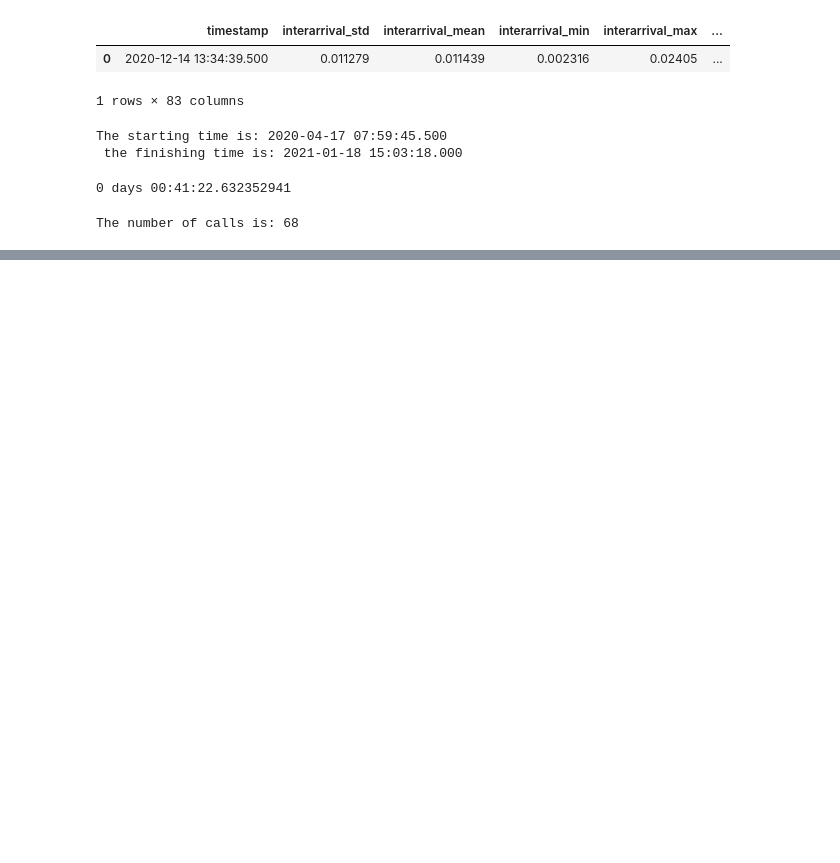
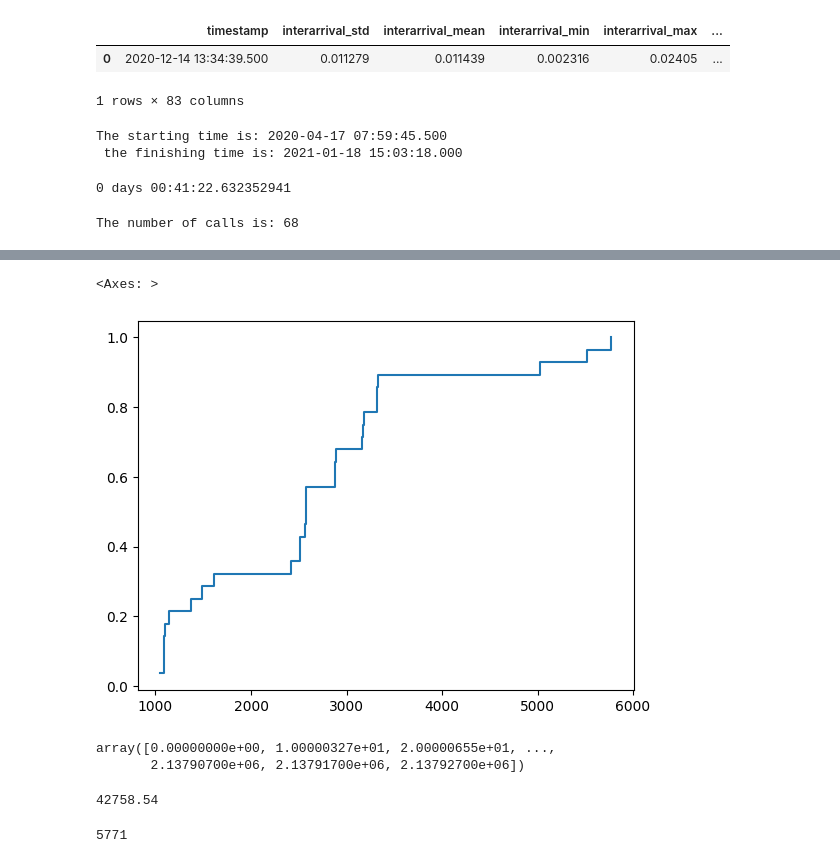
Before and after one commit to PeshX/ML4N_RTP_Project, a Jupyter notebook: Script1.ipynb, the cells around one changed output, grey strips where cells are left out. Saved outputs shown, nothing was run; the diff lists cells and outputs as text; code cells hidden in the pictures; blank space fills up the shorter version.

```diff
--- a/Script1.ipynb
+++ b/Script1.ipynb
@@ -52,0 +134,25 @@ The number of calls is: 68
+# %%
+Filtered=(df['num_packet_loss'])[df['num_packet_loss']>1000]
+ecdf_values=np.arange(1,len(Filtered)+1)/len(Filtered)
+sns.lineplot(x=sorted(Filtered),y=ecdf_values,drawstyle='steps-post')
+#sns.ecdfplot(
+#    data = df[Filtered],
+#    x ='num_packet_loss', # the column that you want to compute ecdf, they will be in the order from short to long length (numerical order)
+#)
+# %% [output]
+<Axes: >
+[figure, added]
+# %%
+x_ax = np.linspace(0,len(df),213793)
+x_ax
+# %% [output]
+array([0.00000000e+00, 1.00000327e+01, 2.00000655e+01, ...,
+       2.13790700e+06, 2.13791700e+06, 2.13792700e+06])
+# %%
+len(df)/50
+# %% [output]
+42758.54
+# %%
+df['num_packet_loss'].max()
+# %% [output]
+5771
```
Also changed, not shown: parts of 14 cells of this notebook.
